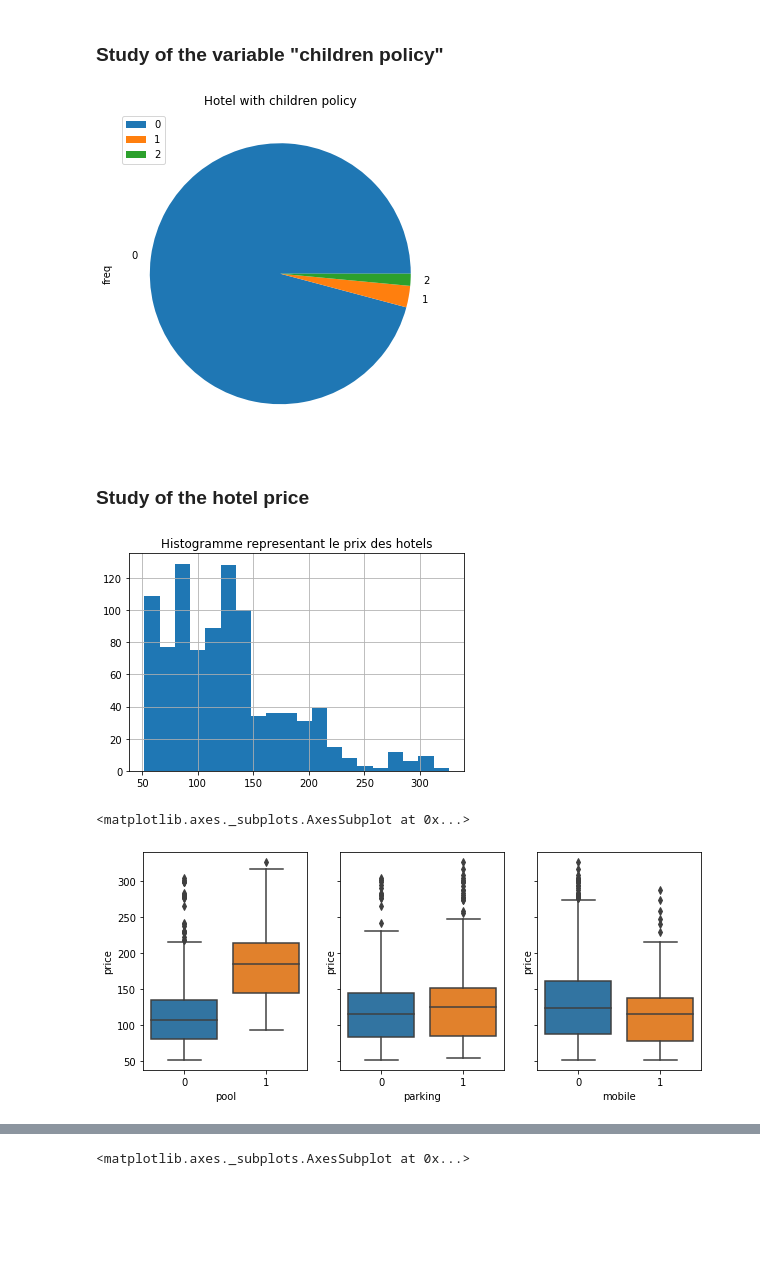
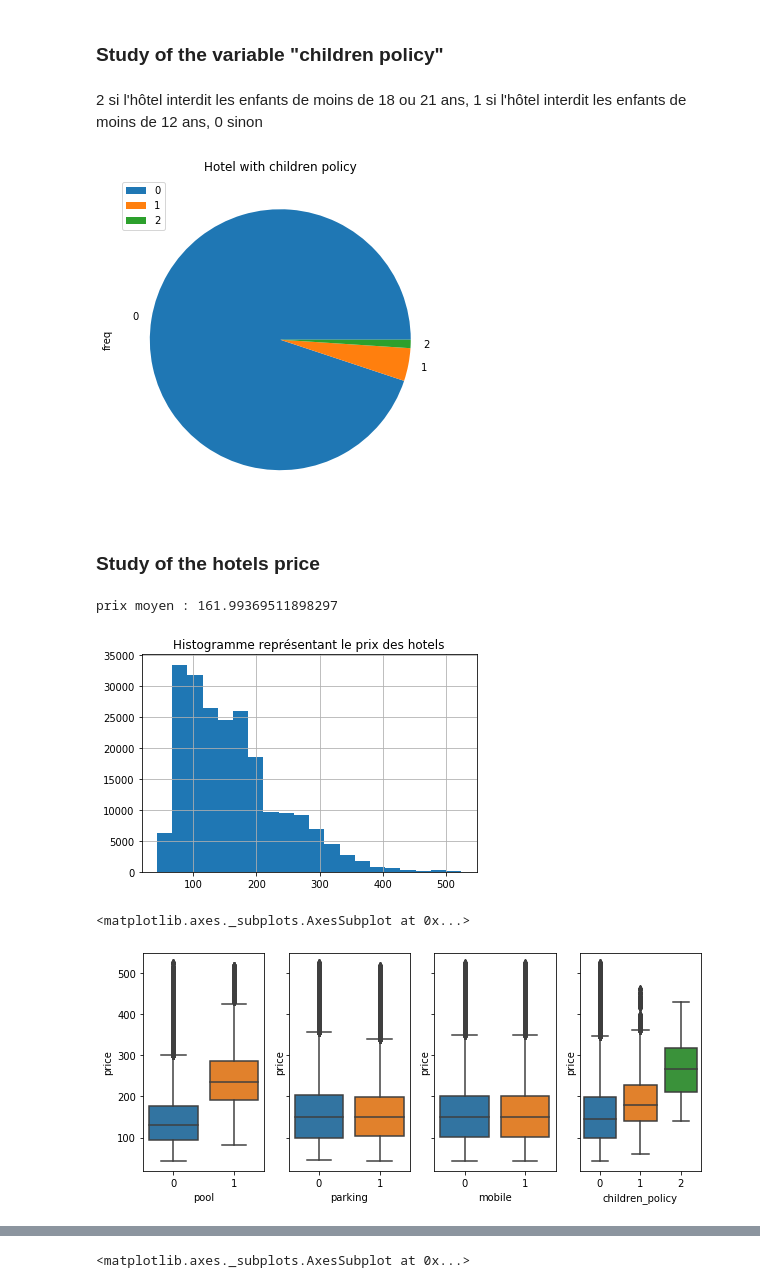
Before and after one commit to njulia1/Defi-IA-2023, a Jupyter notebook: défi_IA_statistiques_descriptives.ipynb, the cells around one changed output, grey strips where cells are left out. Saved outputs shown, nothing was run; the diff lists cells and outputs as text; code cells hidden in the pictures; blank space fills up the shorter version.

Commit message:
descriptive stats with all data from 17th of october*

```diff
--- a/défi_IA_statistiques_descriptives.ipynb
+++ b/défi_IA_statistiques_descriptives.ipynb
@@ -12,9 +14,12 @@ from mca import MCA
 # %% [markdown]
 ## Chargement des données
 # %%
-requests=pd.read_csv("laulau_data.csv",sep=",",header=0)
+requests=pd.read_csv("data.csv",sep=",",header=0)
 requests.index=requests['hotel_id']
 requests=requests.drop(['Unnamed: 0'], axis=1)
+requests=requests.drop(['Unnamed: 0.1'], axis=1)
+requests=requests.drop(['Unnamed: 0.1.1'], axis=1)
+requests=requests.drop(['Unnamed: 0.1.1.1'], axis=1)
 requests=requests.drop(['index'], axis=1)
 requests=requests.drop(['hotel_id'],axis=1)
 requests.head()
@@ -51,5 +60,9 @@ plt.show()
 # %% [markdown]
 ### Study of the variable "children policy"
+# %% [markdown]
+2 si l'hôtel interdit les enfants de moins de 18 ou 21 ans,
+1 si l'hôtel interdit les enfants de moins de 12 ans,
+0 sinon
 # %%
 t = pd.crosstab(requests["children_policy"], "freq")
 t.plot.pie(subplots=True,figsize=(6,6))
@@ -57,23 +70,28 @@ plt.legend(loc="upper left")
 plt.title("Hotel with children policy")
 plt.show()
 # %% [output]
-[figure, old version]
+[figure, new version]
 # %% [markdown]
-### Study of the hotel price
+### Study of the hotels price
+# %%
+print("prix moyen :", requests["price"].mean())
+# %% [output]
+prix moyen : 161.99369511898297
 # %%
 requests["price"].hist(bins=20)
-plt.title("Histogramme representant le prix des hotels")
+plt.title("Histogramme représentant le prix des hotels")
 plt.show()
 # %% [output]
-[figure, old version]
+[figure, new version]
 # %%
-_, axes = plt.subplots(1, 3, sharey=True, figsize=(10, 4))
+_, axes = plt.subplots(1, 4, sharey=True, figsize=(10, 4))
 sns.boxplot(x='pool', y='price', data=requests,ax=axes[0])
 sns.boxplot(x='parking', y='price', data=requests,ax=axes[1])
 sns.boxplot(x='mobile', y='price', data=requests,ax=axes[2])
+sns.boxplot(x='children_policy', y='price', data=requests,ax=axes[3])
 # %% [output]
 <matplotlib.axes._subplots.AxesSubplot at 0x...>
-[figure, old version]
+[figure, new version]
 # %%
 sns.boxplot(x='city', y='price', data=requests)
 # %% [output]
```
Also changed, not shown: parts of 12 cells of this notebook.
